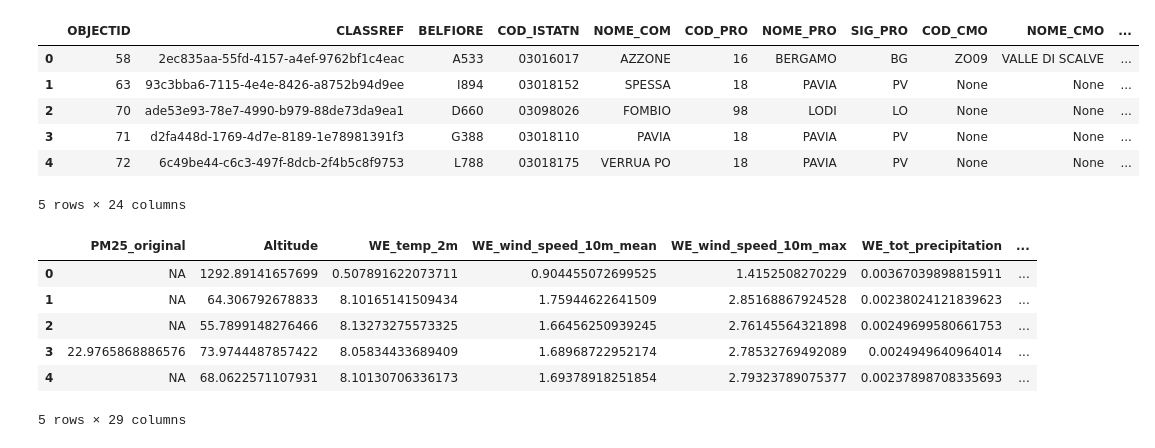
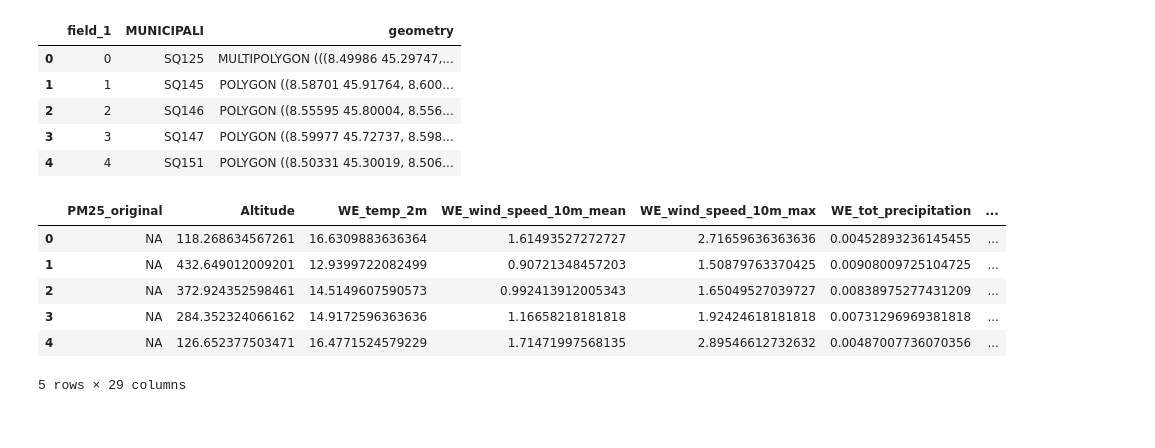
Before and after one commit to Andrea01Fraschini/SBARTProject, a Jupyter notebook: notebooks/input_analysis.ipynb, the cells around one changed output. Drawn from its saved outputs; the diff is of its cells as text; code cells hidden in the pictures.

```diff
--- a/notebooks/input_analysis.ipynb
+++ b/notebooks/input_analysis.ipynb
@@ -4,17 +4,17 @@ import pandas as pd
 import numpy as np
 import matplotlib.pyplot as plt
 # %%
-map = gpd.read_file('../data/AgrImOnIa/raw/Comuni_correnti_poligonali.shp')
+map = gpd.read_file('../data/AgrImOnIa/raw/AreasGeometriesWithNames.shp')
 map = map.to_crs({'init': 'epsg:4326'})
+
 map.head()
 # %% [output]
-|  | OBJECTID | CLASSREF | BELFIORE | COD_ISTATN | NOME_COM | COD_PRO | NOME_PRO | SIG_PRO | COD_CMO | NOME_CMO | ... |
-| 0 | 58 | 2ec835aa-55fd-4157-a4ef-9762bf1c4eac | A533 | 03016017 | AZZONE | 16 | BERGAMO | BG | ZO09 | VALLE DI SCALVE | ... |
-| 1 | 63 | 93c3bba6-7115-4e4e-8426-a8752b94d9ee | I894 | 03018152 | SPESSA | 18 | PAVIA | PV | None | None | ... |
-| 2 | 70 | ade53e93-78e7-4990-b979-88de73da9ea1 | D660 | 03098026 | FOMBIO | 98 | LODI | LO | None | None | ... |
-| 3 | 71 | d2fa448d-1769-4d7e-8189-1e78981391f3 | G388 | 03018110 | PAVIA | 18 | PAVIA | PV | None | None | ... |
-| 4 | 72 | 6c49be44-c6c3-497f-8dcb-2f4b5c8f9753 | L788 | 03018175 | VERRUA PO | 18 | PAVIA | PV | None | None | ... |
+|  | field_1 | MUNICIPALI | geometry |
+| 0 | 0 | SQ125 | MULTIPOLYGON (((8.49986 45.29747,... |
+| 1 | 1 | SQ145 | POLYGON ((8.58701 45.91764, 8.600... |
+| 2 | 2 | SQ146 | POLYGON ((8.55595 45.80004, 8.556... |
+| 3 | 3 | SQ147 | POLYGON ((8.59977 45.72737, 8.598... |
+| 4 | 4 | SQ151 | POLYGON ((8.50331 45.30019, 8.506... |
-5 rows × 24 columns
 # %%
 input_file_name = "../data/formated_input_data.csv"
 input_data = gpd.read_file(input_file_name)
@@ -23,9 +23,9 @@ input_data.head()
 # Replace in all names ' for `
 input_data['Municipality_Name'] = input_data['Municipality_Name'].str.replace('\'', '`')
 # %%
-geometry_cols = map[["NOME_COM", "geometry"]]
-merged_df = pd.merge(input_data, geometry_cols, left_on="Municipality_Name", right_on="NOME_COM", how="inner")
-merged_df.drop(["NOME_COM", "geometry_x"], axis=1, inplace=True)
+geometry_cols = map[["MUNICIPALI", "geometry"]]
+merged_df = pd.merge(input_data, geometry_cols, left_on="Municipality_Name", right_on="MUNICIPALI", how="inner")
+merged_df.drop(["MUNICIPALI", "geometry_x"], axis=1, inplace=True)
 merged_df.rename(columns={"geometry_y": "geometry"}, inplace=True)
 
 # shift back the predictions by the initial value
@@ -34,11 +34,11 @@ mean_shift = pd.to_numeric(merged_df["PM25_original"], errors="coerce").mean()
 merged_df.head()
 # %% [output]
 |  | PM25_original | Altitude | WE_temp_2m | WE_wind_speed_10m_mean | WE_wind_speed_10m_max | WE_tot_precipitation | ... |
-| 0 | NA | 1292.89141657699 | 0.507891622073711 | 0.904455072699525 | 1.4152508270229 | 0.00367039898815911 | ... |
-| 1 | NA | 64.306792678833 | 8.10165141509434 | 1.75944622641509 | 2.85168867924528 | 0.00238024121839623 | ... |
-| 2 | NA | 55.7899148276466 | 8.13273275573325 | 1.66456250939245 | 2.76145564321898 | 0.00249699580661753 | ... |
-| 3 | 22.9765868886576 | 73.9744487857422 | 8.05834433689409 | 1.68968722952174 | 2.78532769492089 | 0.0024949640964014 | ... |
-| 4 | NA | 68.0622571107931 | 8.10130706336173 | 1.69378918251854 | 2.79323789075377 | 0.00237898708335693 | ... |
+| 0 | NA | 118.268634567261 | 16.6309883636364 | 1.61493527272727 | 2.71659636363636 | 0.00452893236145455 | ... |
+| 1 | NA | 432.649012009201 | 12.9399722082499 | 0.90721348457203 | 1.50879763370425 | 0.00908009725104725 | ... |
+| 2 | NA | 372.924352598461 | 14.5149607590573 | 0.992413912005343 | 1.65049527039727 | 0.00838975277431209 | ... |
+| 3 | NA | 284.352324066162 | 14.9172596363636 | 1.16658218181818 | 1.92424618181818 | 0.00731296969381818 | ... |
+| 4 | NA | 126.652377503471 | 16.4771524579229 | 1.71471997568135 | 2.89546612732632 | 0.00487007736070356 | ... |
 5 rows × 29 columns
 # %%
 merged_df = merged_df.to_crs(map.crs)
```
Also changed, not shown: parts of 2 cells of this notebook, 13 other files.
